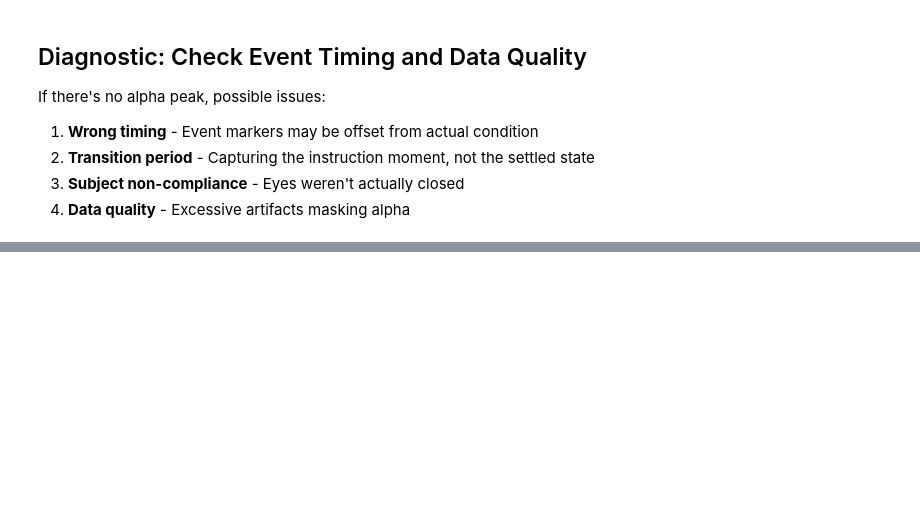
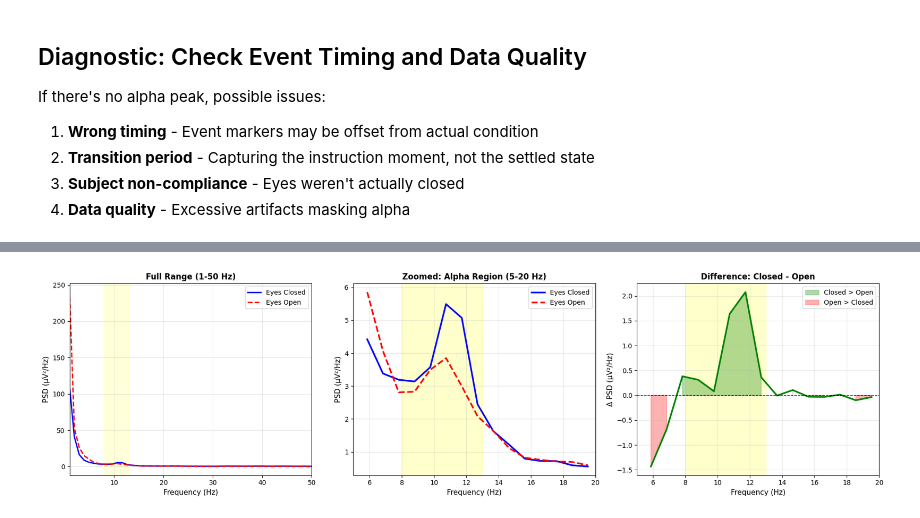
Before and after one commit to josephzhengg/amplab-digtwins, a Jupyter notebook: notebooks/joseph-nb/test_alpha.ipynb, the cells around one changed output, grey strips where cells are left out. Drawn from its saved outputs; the diff is of its cells as text; code cells hidden in the pictures; blank space fills up the shorter version.

```diff
--- a/notebooks/joseph-nb/test_alpha.ipynb
+++ b/notebooks/joseph-nb/test_alpha.ipynb
@@ -466,0 +650,84 @@ Peak frequency:
+# %%
+# Alternative visualization: Zoomed to alpha band with better contrast
+from scipy import signal as sg
+
+offset = 0
+duration = 30
+sfreq = raw.info['sfreq']
+n_samples = int(duration * sfreq)
+
+start_closed = close_eyes[0, 0] + int(offset * sfreq)
+start_open = open_eyes[0, 0] + int(offset * sfreq)
+
+data_closed = raw.get_data(start=start_closed, stop=start_closed + n_samples)
+data_open = raw.get_data(start=start_open, stop=start_open + n_samples)
+
+n_ch = data_closed.shape[0]
+posterior_chs = range(int(n_ch * 0.8), n_ch)
+
+psd_closed_all = []
+psd_open_all = []
+
+for ch in posterior_chs:
+    f_c, P_c = sg.welch(data_closed[ch], fs=sfreq, nperseg=512)
+    f_o, P_o = sg.welch(data_open[ch], fs=sfreq, nperseg=512)
+    psd_closed_all.append(P_c)
+    psd_open_all.append(P_o)
+
+psd_closed_mean = np.mean(psd_closed_all, axis=0) * 1e12
+psd_open_mean = np.mean(psd_open_all, axis=0) * 1e12
+
+# Create 3-panel figure
+fig, axes = plt.subplots(1, 3, figsize=(18, 5))
+
+# Panel 1: Full range, linear
+axes[0].plot(f_c, psd_closed_mean, 'b-', linewidth=2, label='Eyes Closed')
+axes[0].plot(f_o, psd_open_mean, 'r--', linewidth=2, label='Eyes Open')
+axes[0].axvspan(8, 13, alpha=0.15, color='yellow', zorder=0)
+axes[0].set_xlabel('Frequency (Hz)', fontsize=11)
+axes[0].set_ylabel('PSD (µV²/Hz)', fontsize=11)
+axes[0].set_title('Full Range (1-50 Hz)', fontsize=12, fontweight='bold')
+axes[0].set_xlim(1, 50)
+axes[0].legend()
+axes[0].grid(True, alpha=0.3)
+
+# Panel 2: Zoomed to alpha band (5-20 Hz), linear
+mask = (f_c >= 5) & (f_c <= 20)
+axes[1].plot(f_c[mask], psd_closed_mean[mask], 'b-', linewidth=2.5, label='Eyes Closed')
+axes[1].plot(f_o[mask], psd_open_mean[mask], 'r--', linewidth=2.5, label='Eyes Open')
+axes[1].axvspan(8, 13, alpha=0.2, color='yellow', zorder=0)
+axes[1].set_xlabel('Frequency (Hz)', fontsize=11)
+axes[1].set_ylabel('PSD (µV²/Hz)', fontsize=11)
+axes[1].set_title('Zoomed: Alpha Region (5-20 Hz)', fontsize=12, fontweight='bold')
+axes[1].set_xlim(5, 20)
+axes[1].legend()
+axes[1].grid(True, alpha=0.3)
+
+# Panel 3: Difference plot (Closed - Open)
+diff = psd_closed_mean - psd_open_mean
+axes[2].plot(f_c[mask], diff[mask], 'g-', linewidth=2.5)
+axes[2].axhline(0, color='k', linestyle='--', linewidth=1)
+axes[2].axvspan(8, 13, alpha=0.2, color='yellow', zorder=0)
+axes[2].fill_between(f_c[mask], 0, diff[mask], where=(diff[mask] > 0),
+                      color='green', alpha=0.3, label='Closed > Open')
+axes[2].fill_between(f_c[mask], 0, diff[mask], where=(diff[mask] < 0),
+                      color='red', alpha=0.3, label='Open > Closed')
+axes[2].set_xlabel('Frequency (Hz)', fontsize=11)
+axes[2].set_ylabel('Δ PSD (µV²/Hz)', fontsize=11)
+axes[2].set_title('Difference: Closed - Open', fontsize=12, fontweight='bold')
+axes[2].set_xlim(5, 20)
+axes[2].legend()
+axes[2].grid(True, alpha=0.3)
+
+plt.tight_layout()
+plt.show()
+
+# Summary
+alpha_mask = (f_c >= 8) & (f_c <= 13)
+peak_diff = np.max(diff[alpha_mask])
+peak_freq = f_c[alpha_mask][np.argmax(diff[alpha_mask])]
+print(f"\n💡 Alpha Band Analysis:")
+print(f"  Peak difference at {peak_freq:.2f} Hz: {peak_diff:.3f} µV²/Hz")
+print(f"  Average difference (8-13 Hz): {np.mean(diff[alpha_mask]):.3f} µV²/Hz")
+# %% [output]
+[figure, added]
```
Also changed, not shown: parts of 15 cells of this notebook, 9 other files.
